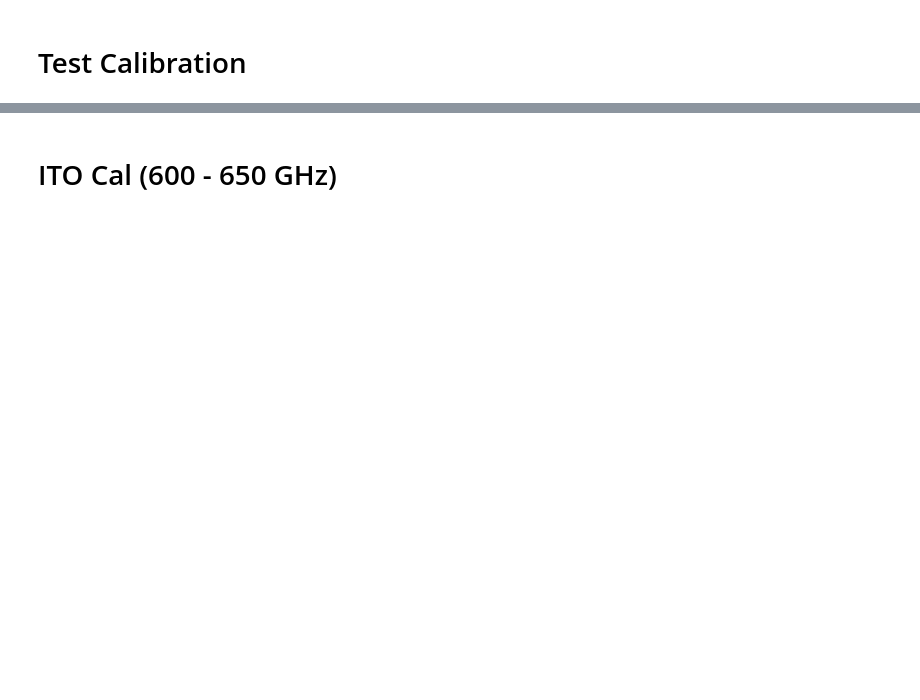
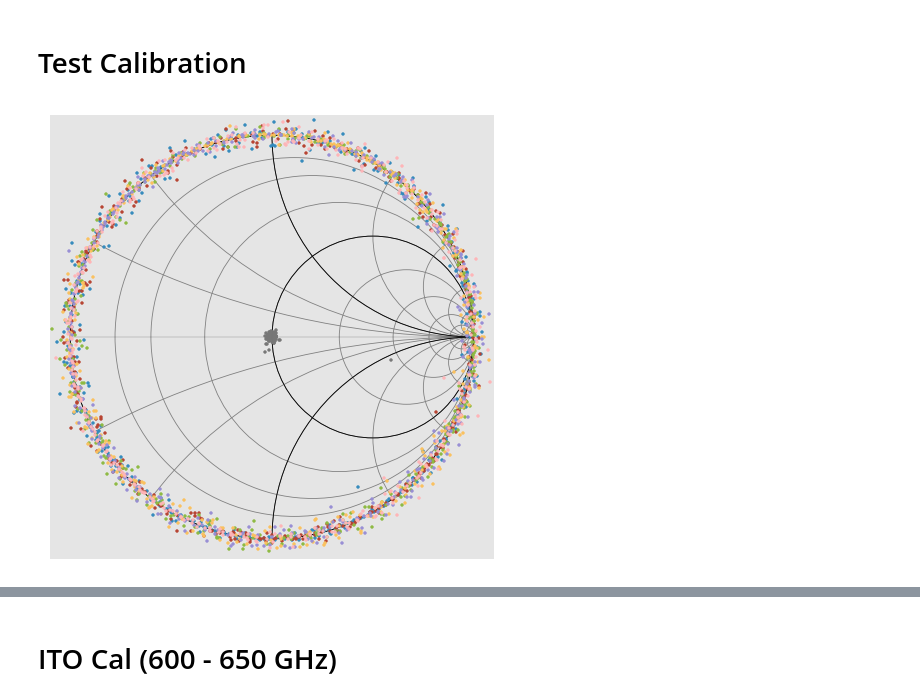
Before and after one commit to nds5yf/THzCAI, a Jupyter notebook: Research/Imaging Worksheets/Imaging/Imaging.ipynb, the cells around one changed output, grey strips where cells are left out. Saved outputs shown, nothing was run; the diff lists cells and outputs as text; code cells hidden in the pictures; blank space fills up the shorter version.

```diff
--- a/Research/Imaging Worksheets/Imaging/Imaging.ipynb
+++ b/Research/Imaging Worksheets/Imaging/Imaging.ipynb
@@ -8,2 +11,6 @@ key.esp.current_axis = 2
 # %% [markdown]
 # Test Calibration
+# %%
+test_cal_1 = key.take_simple_cal()
+# %% [output]
+[figure, added]
```
Also changed, not shown: parts of 37 cells of this notebook, 25 other files.
